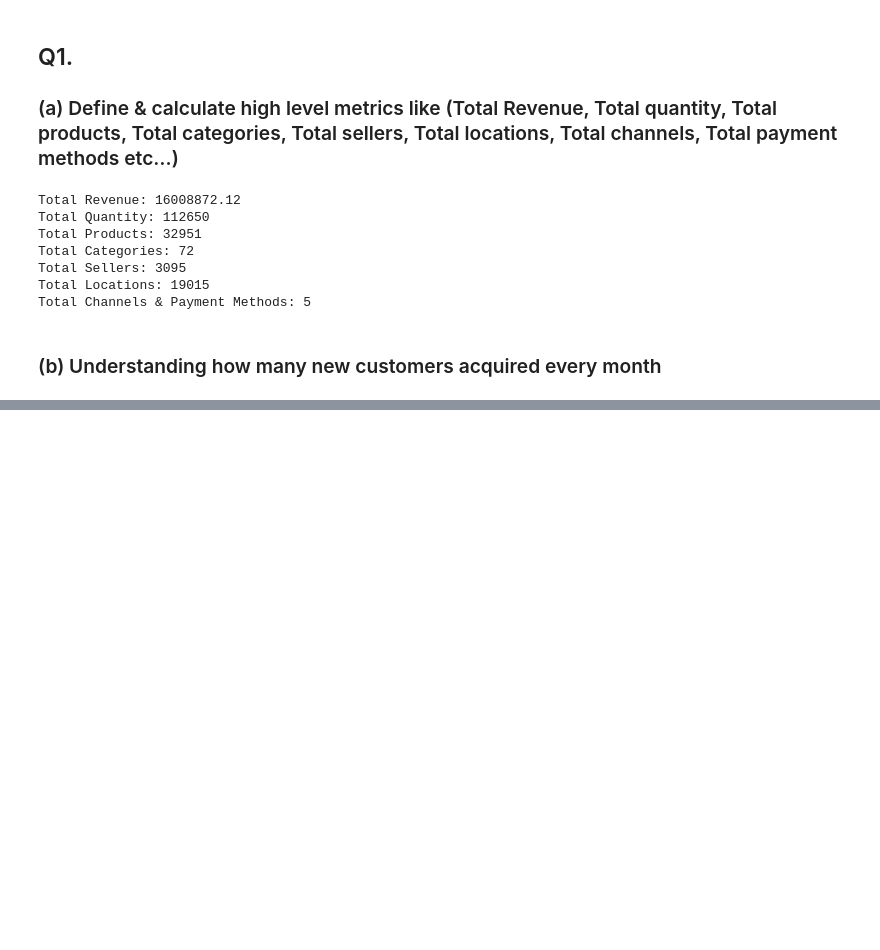
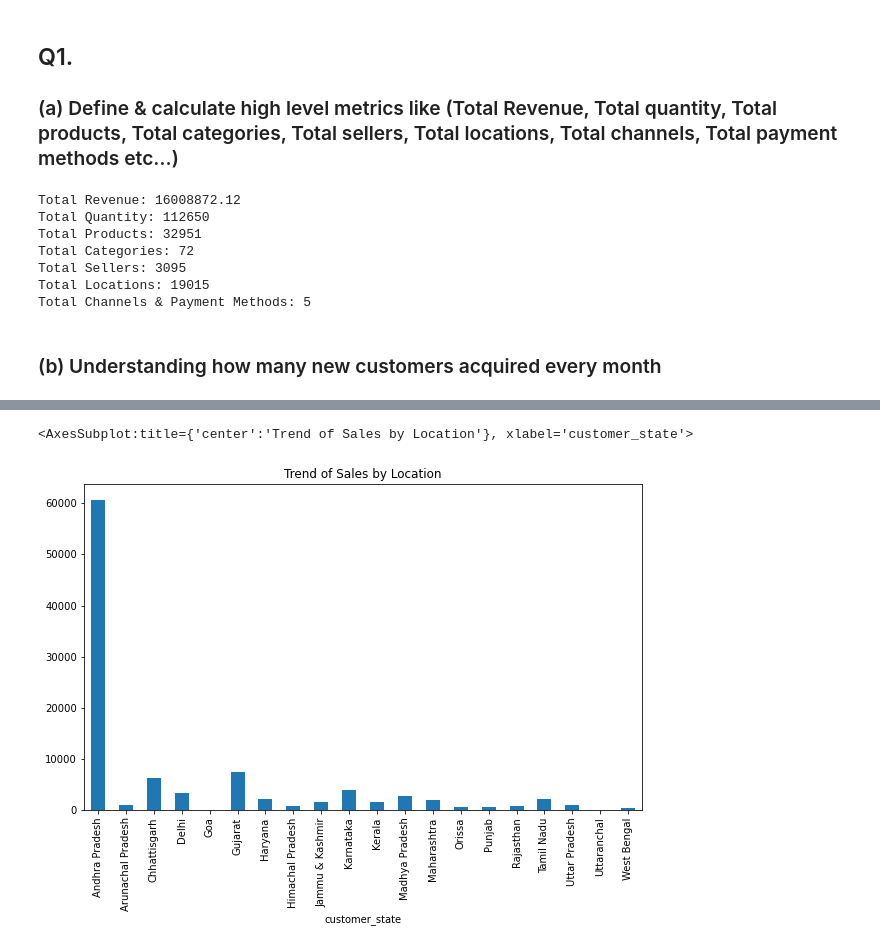
Before and after one commit to sakshisv/Marketing-Analytics-for-E-Commerce, a Jupyter notebook: Marketing Analytics (Python).ipynb, the cells around one changed output, grey strips where cells are left out. Saved outputs shown, nothing was run; the diff lists cells and outputs as text; code cells hidden in the pictures; blank space fills up the shorter version.

```diff
--- a/Marketing Analytics (Python).ipynb
+++ b/Marketing Analytics (Python).ipynb
@@ -609,0 +627,8 @@ revenue_details
+# %%
+# trend of sales by location
+
+orders_ = pd.merge(left = customers, right = orders, on = 'customer_id', how = 'left')
+orders_.groupby('customer_state')['order_id'].count().plot.bar(figsize = (10, 6), title = 'Trend of Sales by Location')
+# %% [output]
+<AxesSubplot:title={'center':'Trend of Sales by Location'}, xlabel='customer_state'>
+[figure, added]
```
Also changed, not shown: parts of 58 cells of this notebook.
